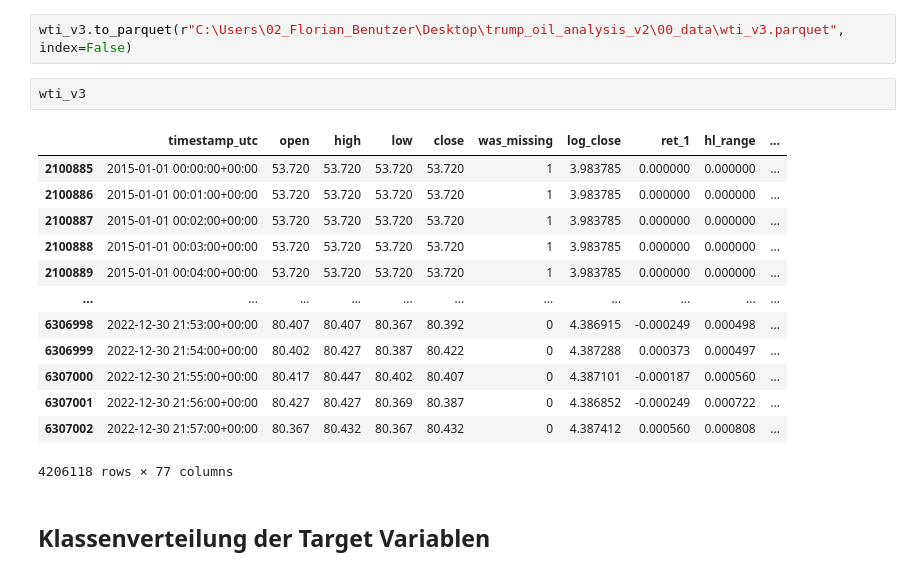
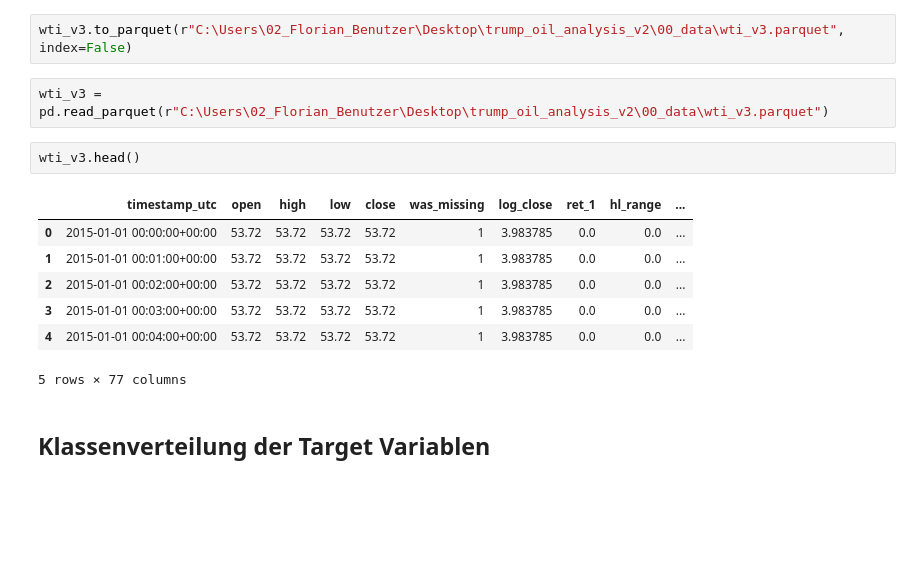
Before and after one commit to fstevener/trump_oil_analysis_v2, a Jupyter notebook: 01_notebooks/2.0_data_preparation_wti.ipynb, the cells around one changed output. Drawn from its saved outputs; the diff is of its cells as text; blank space fills up the shorter version.

```diff
--- a/01_notebooks/2.0_data_preparation_wti.ipynb
+++ b/01_notebooks/2.0_data_preparation_wti.ipynb
@@ -410,21 +410,17 @@ Series([], )
 # %%
 wti_v3.to_parquet(r"C:\Users\02_Florian_Benutzer\Desktop\trump_oil_analysis_v2\00_data\wti_v3.parquet", index=False)
 # %%
-wti_v3
+wti_v3 = pd.read_parquet(r"C:\Users\02_Florian_Benutzer\Desktop\trump_oil_analysis_v2\00_data\wti_v3.parquet")
-# %% [output]
-|  | timestamp_utc | open | high | low | close | was_missing | log_close | ret_1 | hl_range | ... |
-| 2100885 | 2015-01-01 00:00:00+00:00 | 53.720 | 53.720 | 53.720 | 53.720 | 1 | 3.983785 | 0.000000 | 0.000000 | ... |
-| 2100886 | 2015-01-01 00:01:00+00:00 | 53.720 | 53.720 | 53.720 | 53.720 | 1 | 3.983785 | 0.000000 | 0.000000 | ... |
-| 2100887 | 2015-01-01 00:02:00+00:00 | 53.720 | 53.720 | 53.720 | 53.720 | 1 | 3.983785 | 0.000000 | 0.000000 | ... |
-| 2100888 | 2015-01-01 00:03:00+00:00 | 53.720 | 53.720 | 53.720 | 53.720 | 1 | 3.983785 | 0.000000 | 0.000000 | ... |
-| 2100889 | 2015-01-01 00:04:00+00:00 | 53.720 | 53.720 | 53.720 | 53.720 | 1 | 3.983785 | 0.000000 | 0.000000 | ... |
-| ... | ... | ... | ... | ... | ... | ... | ... | ... | ... | ... |
-| 6306998 | 2022-12-30 21:53:00+00:00 | 80.407 | 80.407 | 80.367 | 80.392 | 0 | 4.386915 | -0.000249 | 0.000498 | ... |
-| 6306999 | 2022-12-30 21:54:00+00:00 | 80.402 | 80.427 | 80.387 | 80.422 | 0 | 4.387288 | 0.000373 | 0.000497 | ... |
-| 6307000 | 2022-12-30 21:55:00+00:00 | 80.417 | 80.447 | 80.402 | 80.407 | 0 | 4.387101 | -0.000187 | 0.000560 | ... |
-| 6307001 | 2022-12-30 21:56:00+00:00 | 80.427 | 80.427 | 80.369 | 80.387 | 0 | 4.386852 | -0.000249 | 0.000722 | ... |
-| 6307002 | 2022-12-30 21:57:00+00:00 | 80.367 | 80.432 | 80.367 | 80.432 | 0 | 4.387412 | 0.000560 | 0.000808 | ... |
-4206118 rows × 77 columns
+# %%
+wti_v3.head()
+# %% [output]
+|  | timestamp_utc | open | high | low | close | was_missing | log_close | ret_1 | hl_range | ... |
+| 0 | 2015-01-01 00:00:00+00:00 | 53.72 | 53.72 | 53.72 | 53.72 | 1 | 3.983785 | 0.0 | 0.0 | ... |
+| 1 | 2015-01-01 00:01:00+00:00 | 53.72 | 53.72 | 53.72 | 53.72 | 1 | 3.983785 | 0.0 | 0.0 | ... |
+| 2 | 2015-01-01 00:02:00+00:00 | 53.72 | 53.72 | 53.72 | 53.72 | 1 | 3.983785 | 0.0 | 0.0 | ... |
+| 3 | 2015-01-01 00:03:00+00:00 | 53.72 | 53.72 | 53.72 | 53.72 | 1 | 3.983785 | 0.0 | 0.0 | ... |
+| 4 | 2015-01-01 00:04:00+00:00 | 53.72 | 53.72 | 53.72 | 53.72 | 1 | 3.983785 | 0.0 | 0.0 | ... |
+5 rows × 77 columns
 # %% [markdown]
 ## Klassenverteilung der Target Variablen
 # %%
```
Also changed, not shown: parts of 2 cells of this notebook, 6 other files.
